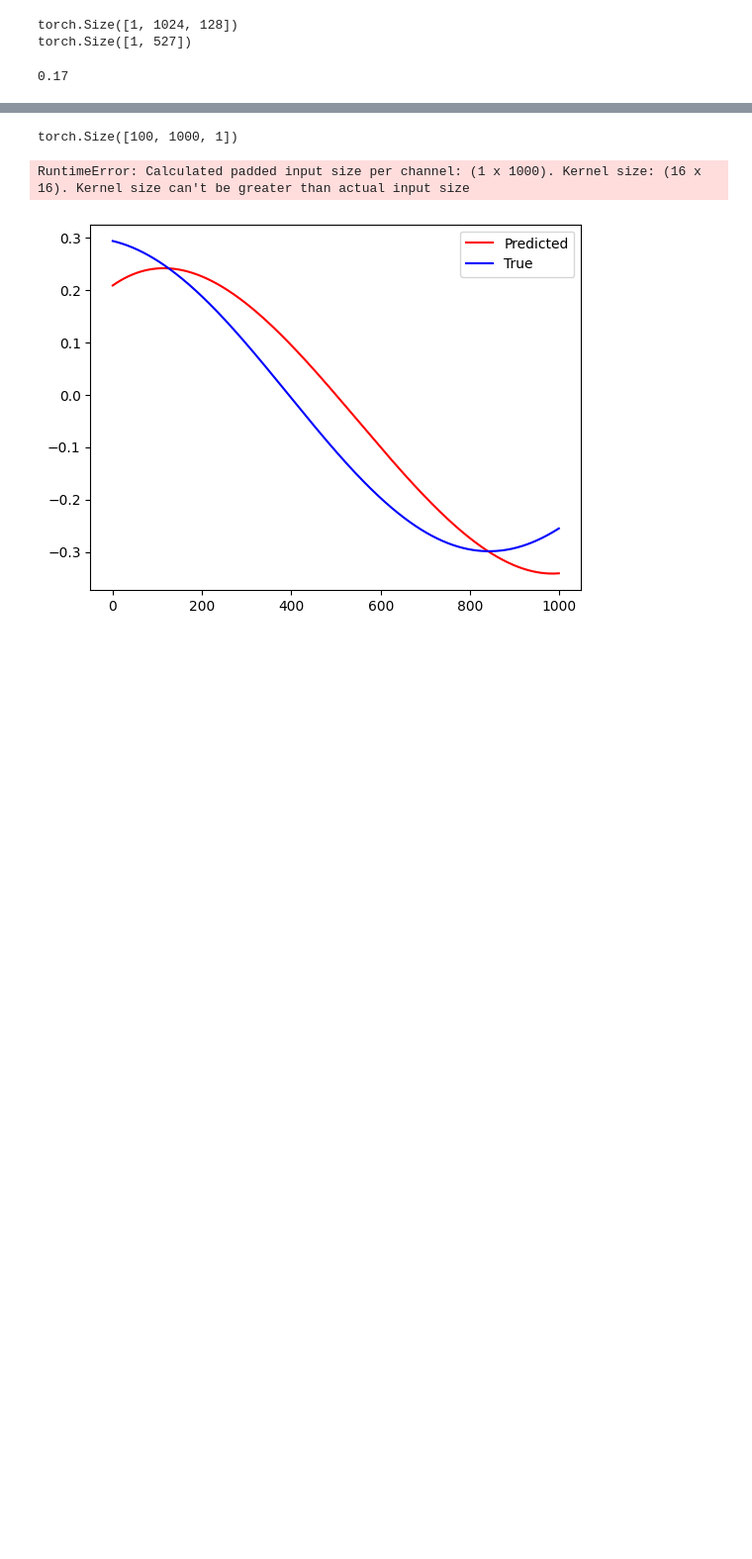
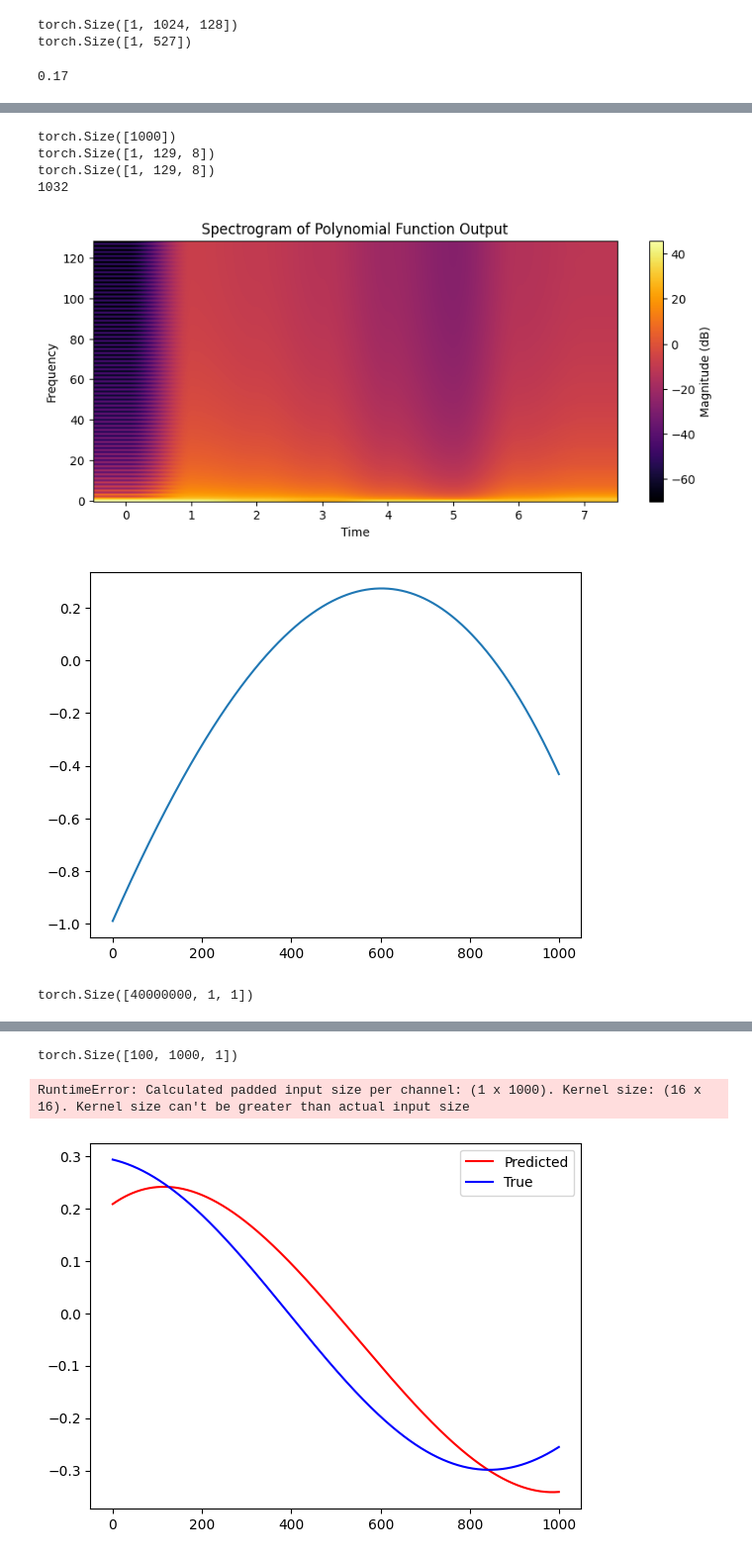
Before and after one commit to ctsai64/MultiFunc, a Jupyter notebook: multi_func_wTransformer.ipynb, the cells around one changed output, grey strips where cells are left out. Shown at 99% size. Saved outputs shown, nothing was run; the diff lists cells and outputs as text; code cells hidden in the pictures; blank space fills up the shorter version.

```diff
--- a/multi_func_wTransformer.ipynb
+++ b/multi_func_wTransformer.ipynb
@@ -298,22 +298,24 @@ sample_size = 10000
 batch_size = 100
 sequence_length = 1000
 data_range = [-1, 1]
+size = (1, 1)
 num_funcs = 4
 
 x_values = torch.linspace(data_range[0], data_range[1], sequence_length)
 
-linear = Polynomial_func(x=x_values, range=data_range, degree=1, sample_size=sample_size, device=device)
+linear = Polynomial_func(x=x_values, range=data_range, degree=1, sample_size=sample_size, size=size, device=device)
 lin_full = linear.generate()
 
-quad = Polynomial_func(x=x_values, range=data_range, degree=2, sample_size=sample_size, device=device)
+quad = Polynomial_func(x=x_values, range=data_range, degree=2, sample_size=sample_size,  size=size, device=device)
 quad_full = quad.generate()
 
-cube = Polynomial_func(x=x_values, range=data_range, degree=3, sample_size=sample_size, device=device)
+cube = Polynomial_func(x=x_values, range=data_range, degree=3, sample_size=sample_size,  size=size, device=device)
 cube_full = cube.generate()
 
-sin = Sin_func(x=x_values, range=data_range, sample_size=sample_size, device=device)
+sin = Sin_func(x=x_values, range=data_range, sample_size=sample_size,  size=size, device=device)
 sin_full = sin.generate()
 
+data = torch.vstack([cube_full, quad_full, lin_full, sin_full])
 all_data = DataLoader(torch.vstack([cube_full, quad_full, lin_full, sin_full]), batch_size=batch_size, shuffle=True)
 # %%
 for i in range(10):
@@ -326,0 +329,54 @@ for i in range(10):
+# %%
+r = np.random.randint(sample_size)
+sample = data[r, :, 0]
+print(sample.shape)
+# STFT parameters
+n_fft = 256  # Number of FFT components
+win_length = 256  # Window length
+hop_length = 128  # Number of samples between frames
+
+# Convert sample to complex tensor with the required dimensions
+sample = sample.unsqueeze(0)  # Add batch dimension
+
+# Apply STFT
+spectrogram = torch.stft(sample, n_fft=n_fft, win_length=win_length, hop_length=hop_length, return_complex=True)
+print(spectrogram.shape)
+# Compute magnitude spectrogram
+magnitude_spectrogram = torch.abs(spectrogram)
+print(magnitude_spectrogram.shape)
+
+# Convert to numpy for plotting
+spectrogram_np = magnitude_spectrogram.squeeze().cpu().numpy()
+print(spectrogram_np.size)
+# Plot the spectrogram
+plt.figure(figsize=(10, 4))
+plt.imshow(20 * np.log10(spectrogram_np + 1e-8), aspect='auto', origin='lower', cmap='inferno')
+plt.colorbar(label='Magnitude (dB)')
+plt.xlabel('Time')
+plt.ylabel('Frequency')
+plt.title('Spectrogram of Polynomial Function Output')
+plt.show()
+
+plt.plot(data[r, :, 0].detach().cpu().numpy(), "-");
+# %% [output]
+torch.Size([1000])
+torch.Size([1, 129, 8])
+torch.Size([1, 129, 8])
+1032
+[figure, added]
+[figure, added]
+# %%
+def compute_spectrogram(data, n_fft=1, win_length=1, hop_length=1):
+   data = data.squeeze(0)
+   spectrogram = torch.stft(data, n_fft=n_fft, win_length=win_length, hop_length=hop_length, return_complex=True)
+   magnitude_spectrogram = torch.abs(spectrogram)
+   return magnitude_spectrogram
+
+spectrograms = [compute_spectrogram(sample) for sample in data]
+spectrograms_np = [s.squeeze().cpu().numpy() for s in spectrograms]
+
+new_data = torch.vstack(spectrograms)
+
+new_data.shape
+# %% [output]
+torch.Size([40000000, 1, 1])
```
Also changed, not shown: parts of 7 cells of this notebook.
